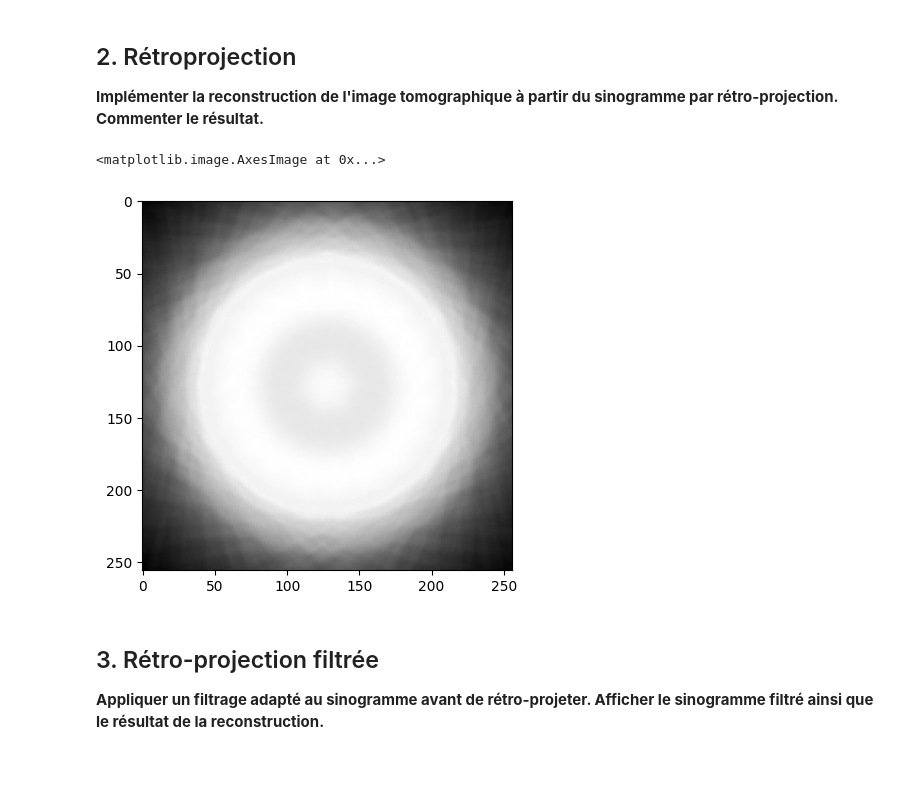
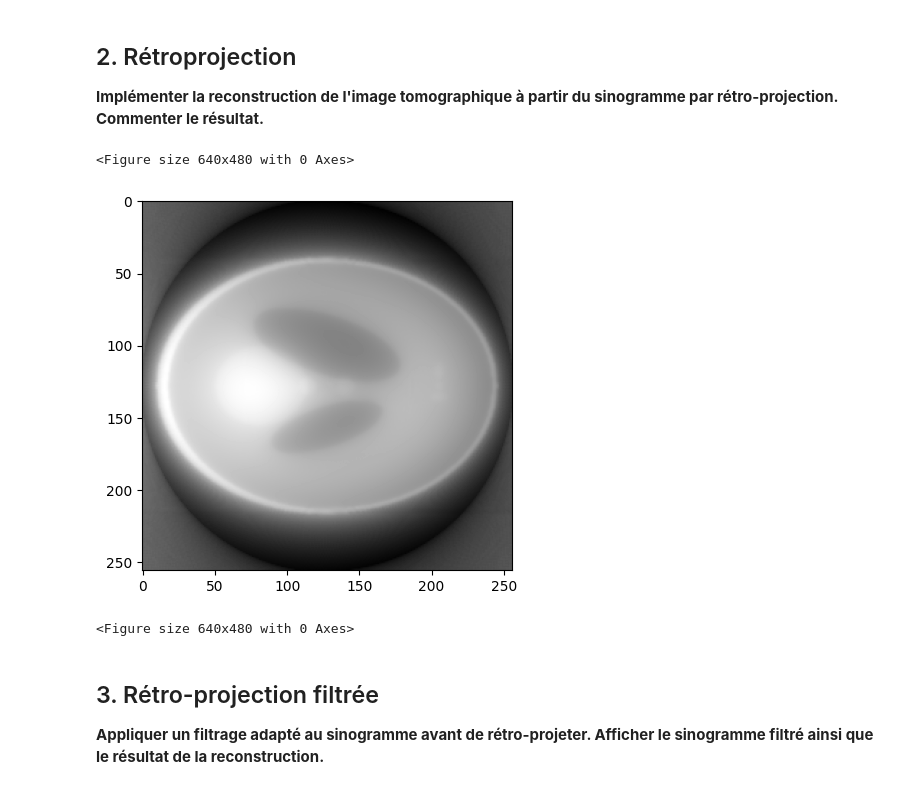
Before and after one commit to Mascof17/projet_optim, a Jupyter notebook: X-Ray Tomography.ipynb, the cells around one changed output. Saved outputs shown, nothing was run; the diff lists cells and outputs as text; code cells hidden in the pictures.

Commit message:
avancées, je touche au bout du notebook, reste à rédiger les réponses mais devrait se faire rapidement. Je veux revoir aussi le filtrage du sinogramme.

```diff
--- a/X-Ray Tomography.ipynb
+++ b/X-Ray Tomography.ipynb
@@ -66,7 +66,7 @@ def radon_transform(image, theta):
   sinogram = []    #avant c'était une constante, on retourne la liste des sinograms pour chaque angle
   for angle in theta:
     rotated_picture = rotate(image, angle)
-    sinogram.append(np.mean(rotated_picture, axis=1))
+    sinogram.append(np.sum(rotated_picture, axis=0))
 
   return sinogram
 
@@ -167,33 +152,39 @@ $ Ff(\omega cos(\theta), \omega sin(\theta)) = FRf(\theta, .)(w)$
 
 **Implémenter la reconstruction de l'image tomographique à partir du sinogramme par rétro-projection. Commenter le résultat.**
 # %%
-def backproj(g, N_t, angles_count):
-  s = 0
+def backproj_2(g, N_t, angles_count):
+
   reconstructed = np.zeros((N_t, N_t))
   #on réalise un moyenne sur toutes les mesures de la transformée de Radon
   for x in range(N_t):
     for y in range(N_t):
+      s = 0
+      n = angles_count
       for i in range (angles_count):
-        t = int((x - N_t//2)*np.cos(theta[i]) + (y - N_t//2)*np.sin(theta[i]))
-        n = N_t
+        t = int((x - N_t//2)*np.cos(np.radians(theta[i])) + (y - N_t//2)*np.sin(np.radians(theta[i])))
         if N_t//2 + t < N_t and N_t//2 + t >= 0:
-          n -= 1
           s += g[i][(N_t//2) + t]
+        else:
+          n-=1
       s /= n
       reconstructed[x, y] = s
 
 
+
   return reconstructed
     # TODO: Retro-projection implementation
 # %%
 # Backprojection of the sinogram
-f = backproj(sinogram, N_t, angles_count)
+f = backproj_2(sinogram, N_t, angles_count)
 # %%
 # Display the result
+
 plt.imshow(f, cmap='gray')
+plt.figure()
 # %% [output]
-<matplotlib.image.AxesImage at 0x...>
+<Figure size 640x480 with 0 Axes>
-[figure, old version]
+[figure, new version]
+<Figure size 640x480 with 0 Axes>
 # %% [markdown]
 ##  3. Rétro-projection filtrée
 
```
Also changed, not shown: parts of 6 cells of this notebook.
